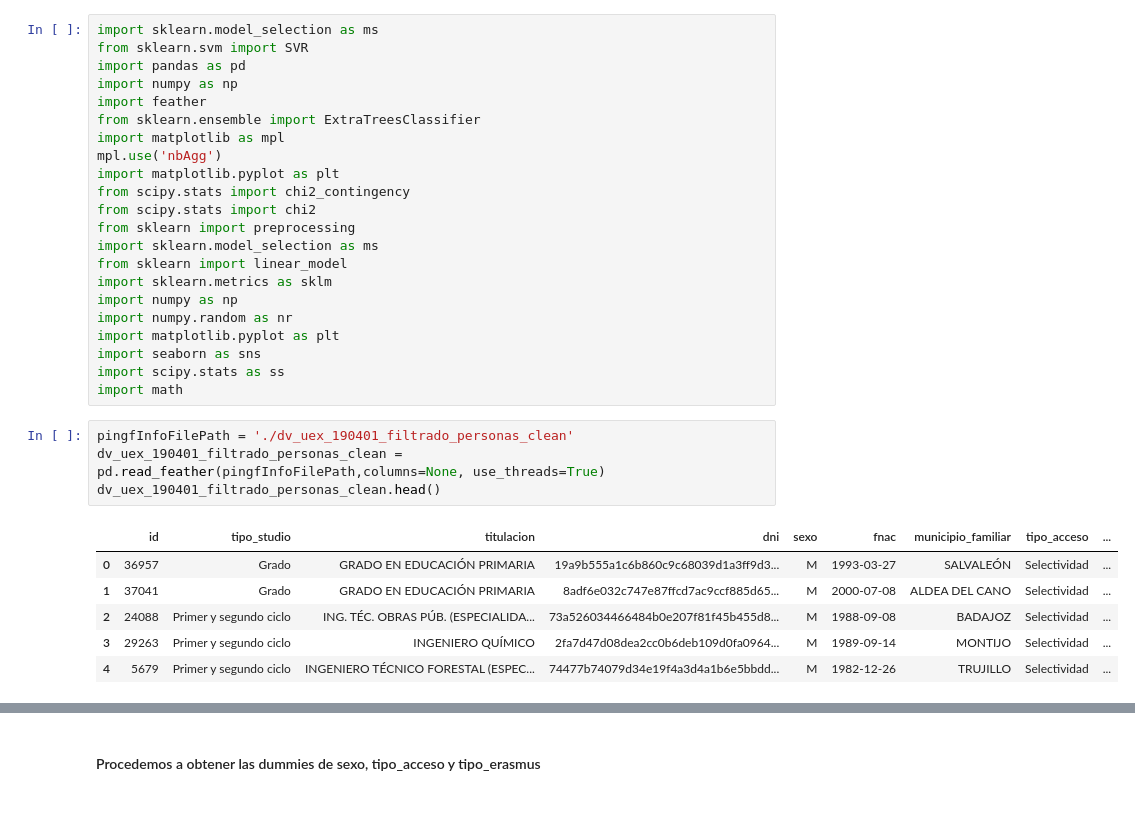
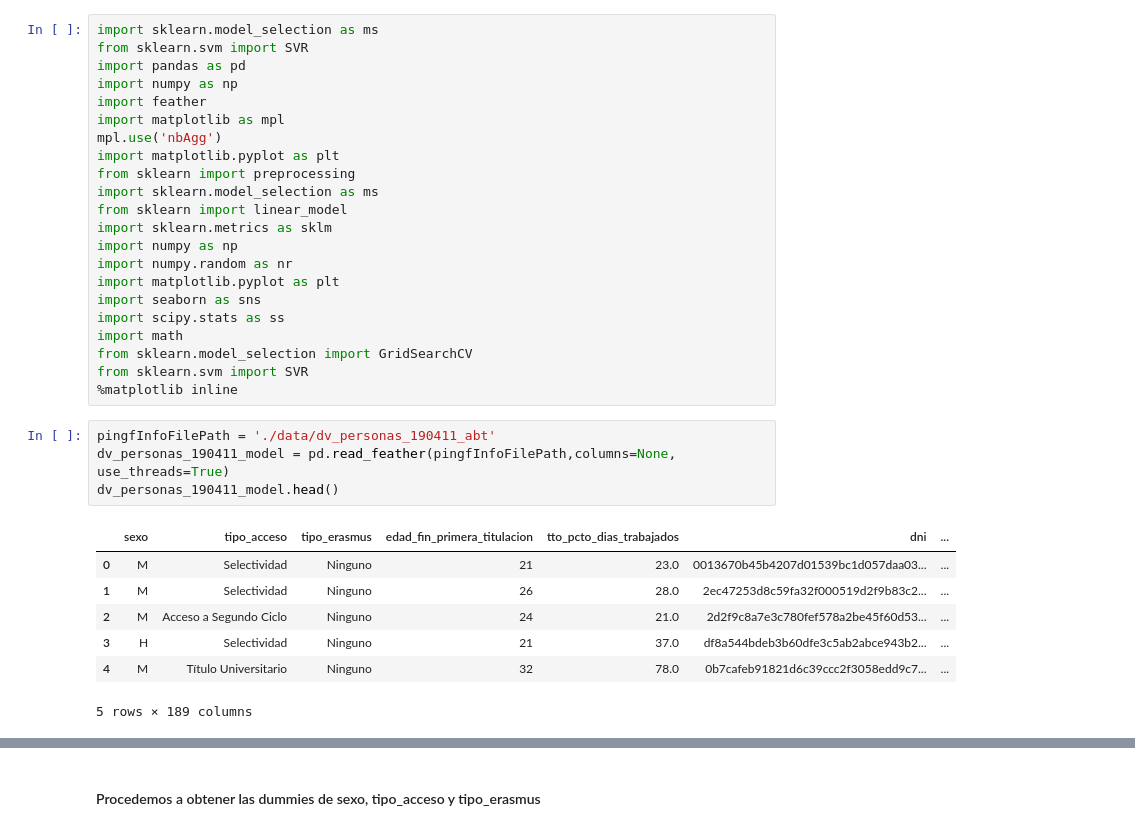
Before and after one commit to franjmelchor/TFG, a Jupyter notebook: Jupyter/Support Vector Regression.ipynb, the cells around one changed output, grey strips where cells are left out. Drawn from its saved outputs; the diff is of its cells as text.

```diff
--- a/Jupyter/Support Vector Regression.ipynb
+++ b/Jupyter/Support Vector Regression.ipynb
@@ -4,12 +4,9 @@ from sklearn.svm import SVR
 import pandas as pd
 import numpy as np
 import feather
-from sklearn.ensemble import ExtraTreesClassifier
 import matplotlib as mpl
 mpl.use('nbAgg')
 import matplotlib.pyplot as plt
-from scipy.stats import chi2_contingency
-from scipy.stats import chi2
 from sklearn import preprocessing
 import sklearn.model_selection as ms
 from sklearn import linear_model
@@ -20,14 +17,18 @@ import matplotlib.pyplot as plt
 import seaborn as sns
 import scipy.stats as ss
 import math
+from sklearn.model_selection import GridSearchCV
+from sklearn.svm import SVR
+%matplotlib inline
 # %%
-pingfInfoFilePath = './dv_uex_190401_filtrado_personas_clean'
-dv_uex_190401_filtrado_personas_clean = pd.read_feather(pingfInfoFilePath,columns=None, use_threads=True)
-dv_uex_190401_filtrado_personas_clean.head()
+pingfInfoFilePath = './data/dv_personas_190411_abt'
+dv_personas_190411_model = pd.read_feather(pingfInfoFilePath,columns=None, use_threads=True)
+dv_personas_190411_model.head()
 # %% [output]
-|  | id | tipo_studio | titulacion | dni | sexo | fnac | municipio_familiar | tipo_acceso | ... |
-| 0 | 36957 | Grado | GRADO EN EDUCACIÓN PRIMARIA | 19a9b555a1c6b860c9c68039d1a3ff9d3... | M | 1993-03-27 | SALVALEÓN | Selectividad | ... |
-| 1 | 37041 | Grado | GRADO EN EDUCACIÓN PRIMARIA | 8adf6e032c747e87ffcd7ac9ccf885d65... | M | 2000-07-08 | ALDEA DEL CANO | Selectividad | ... |
-| 2 | 24088 | Primer y segundo ciclo | ING. TÉC. OBRAS PÚB. (ESPECIALIDA... | 73a526034466484b0e207f81f45b455d8... | M | 1988-09-08 | BADAJOZ | Selectividad | ... |
-| 3 | 29263 | Primer y segundo ciclo | INGENIERO QUÍMICO | 2fa7d47d08dea2cc0b6deb109d0fa0964... | M | 1989-09-14 | MONTIJO | Selectividad | ... |
-| 4 | 5679 | Primer y segundo ciclo | INGENIERO TÉCNICO FORESTAL (ESPEC... | 74477b74079d34e19f4a3d4a1b6e5bbdd... | M | 1982-12-26 | TRUJILLO | Selectividad | ... |
+|  | sexo | tipo_acceso | tipo_erasmus | edad_fin_primera_titulacion | tto_pcto_dias_trabajados | dni | ... |
+| 0 | M | Selectividad | Ninguno | 21 | 23.0 | 0013670b45b4207d01539bc1d057daa03... | ... |
+| 1 | M | Selectividad | Ninguno | 26 | 28.0 | 2ec47253d8c59fa32f000519d2f9b83c2... | ... |
+| 2 | M | Acceso a Segundo Ciclo | Ninguno | 24 | 21.0 | 2d2f9c8a7e3c780fef578a2be45f60d53... | ... |
+| 3 | H | Selectividad | Ninguno | 21 | 37.0 | df8a544bdeb3b60dfe3c5ab2abce943b2... | ... |
+| 4 | M | Título Universitario | Ninguno | 32 | 78.0 | 0b7cafeb91821d6c39ccc2f3058edd9c7... | ... |
+5 rows × 189 columns
```
Also changed, not shown: parts of 22 cells of this notebook, 31 other files.
